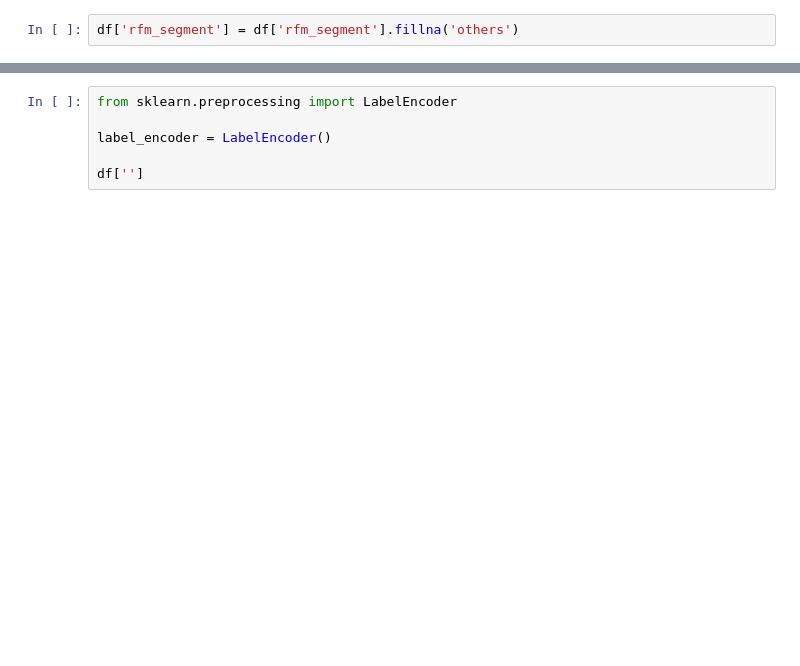
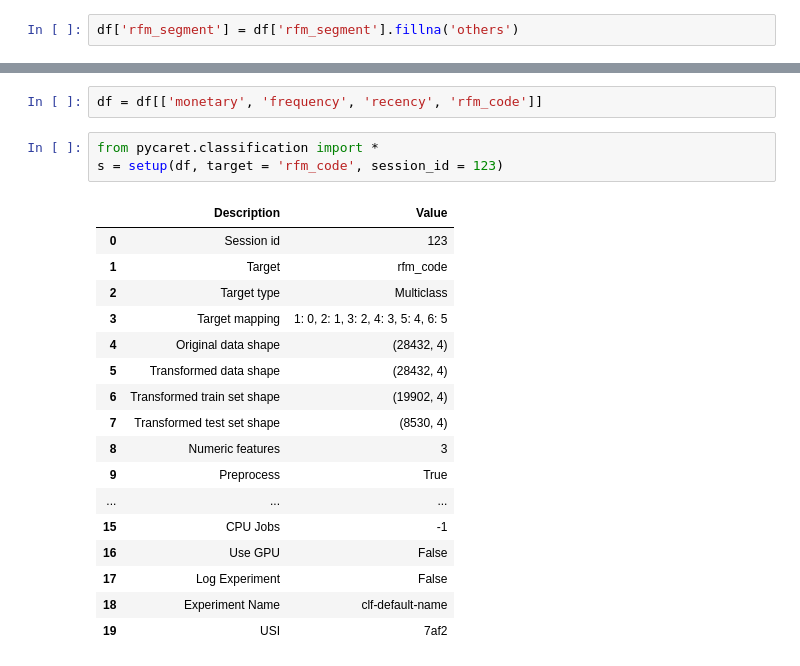
Before and after one commit to frqwuzhere/KNN_fashion-customer, a Jupyter notebook: classification.ipynb, the cells around one changed output, grey strips where cells are left out. Drawn from its saved outputs; the diff is of its cells as text; blank space fills up the shorter version.

```diff
--- a/classification.ipynb
+++ b/classification.ipynb
@@ -23,6 +58,23 @@ df.head()
-# %%
-from sklearn.preprocessing import LabelEncoder
-
-label_encoder = LabelEncoder()
-
-df['']
+# %%
+df = df[['monetary', 'frequency', 'recency', 'rfm_code']]
+# %%
+from pycaret.classification import *
+s = setup(df, target = 'rfm_code', session_id = 123)
+# %% [output]
+|  | Description | Value |
+| 0 | Session id | 123 |
+| 1 | Target | rfm_code |
+| 2 | Target type | Multiclass |
+| 3 | Target mapping | 1: 0, 2: 1, 3: 2, 4: 3, 5: 4, 6: 5 |
+| 4 | Original data shape | (28432, 4) |
+| 5 | Transformed data shape | (28432, 4) |
+| 6 | Transformed train set shape | (19902, 4) |
+| 7 | Transformed test set shape | (8530, 4) |
+| 8 | Numeric features | 3 |
+| 9 | Preprocess | True |
+| ... | ... | ... |
+| 15 | CPU Jobs | -1 |
+| 16 | Use GPU | False |
+| 17 | Log Experiment | False |
+| 18 | Experiment Name | clf-default-name |
+| 19 | USI | 7af2 |
```
Also changed, not shown: parts of 15 cells of this notebook, 2 other files.
